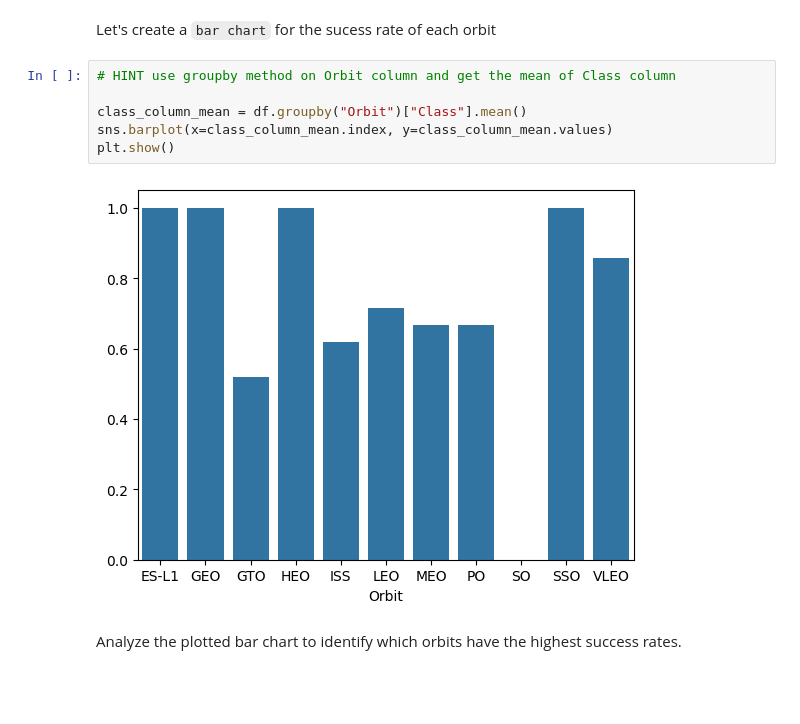
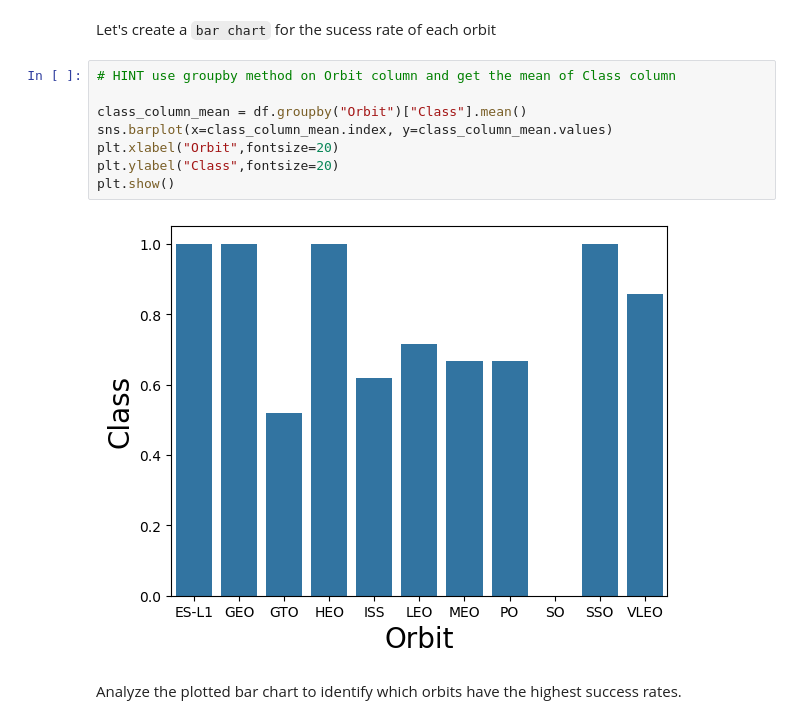
Before and after one commit to EladdadMahdi/IBM-Applied-Data-Science-Capstone, a Jupyter notebook: notebooks/Module_02/5_eda_dataviz.ipynb, the cells around one changed output. Cells and saved outputs as stored; diff of their text form; blank space fills up the shorter version.

```diff
--- a/notebooks/Module_02/5_eda_dataviz.ipynb
+++ b/notebooks/Module_02/5_eda_dataviz.ipynb
@@ -127,11 +127,13 @@ Let's create a `bar chart` for the sucess rate of each orbit
 # %%
 # HINT use groupby method on Orbit column and get the mean of Class column
 
 class_column_mean = df.groupby("Orbit")["Class"].mean()
 sns.barplot(x=class_column_mean.index, y=class_column_mean.values)
+plt.xlabel("Orbit",fontsize=20)
+plt.ylabel("Class",fontsize=20)
 plt.show()
 # %% [output]
-[figure, old version]
+[figure, new version]
 # %% [markdown]
 Analyze the plotted bar chart to identify which orbits have the highest success rates.
 # %% [markdown]
```
Also changed, not shown: parts of 3 cells of this notebook.
